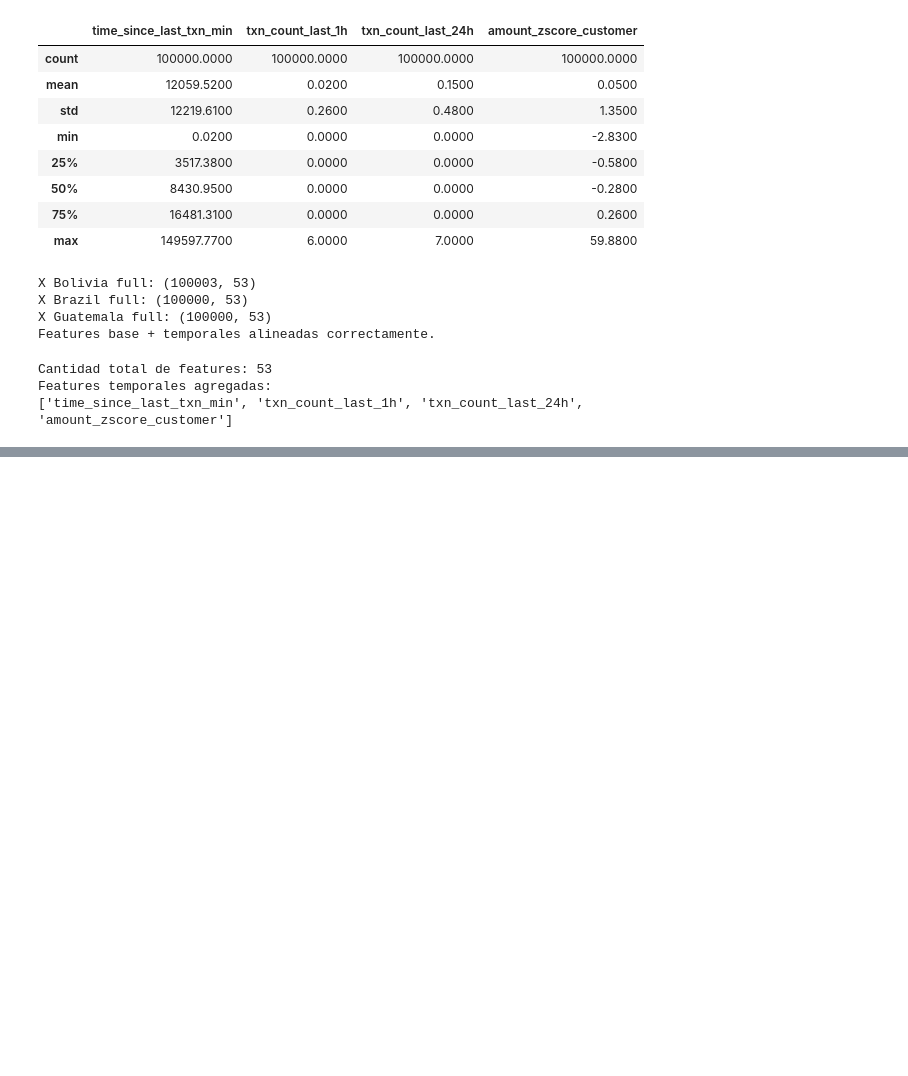
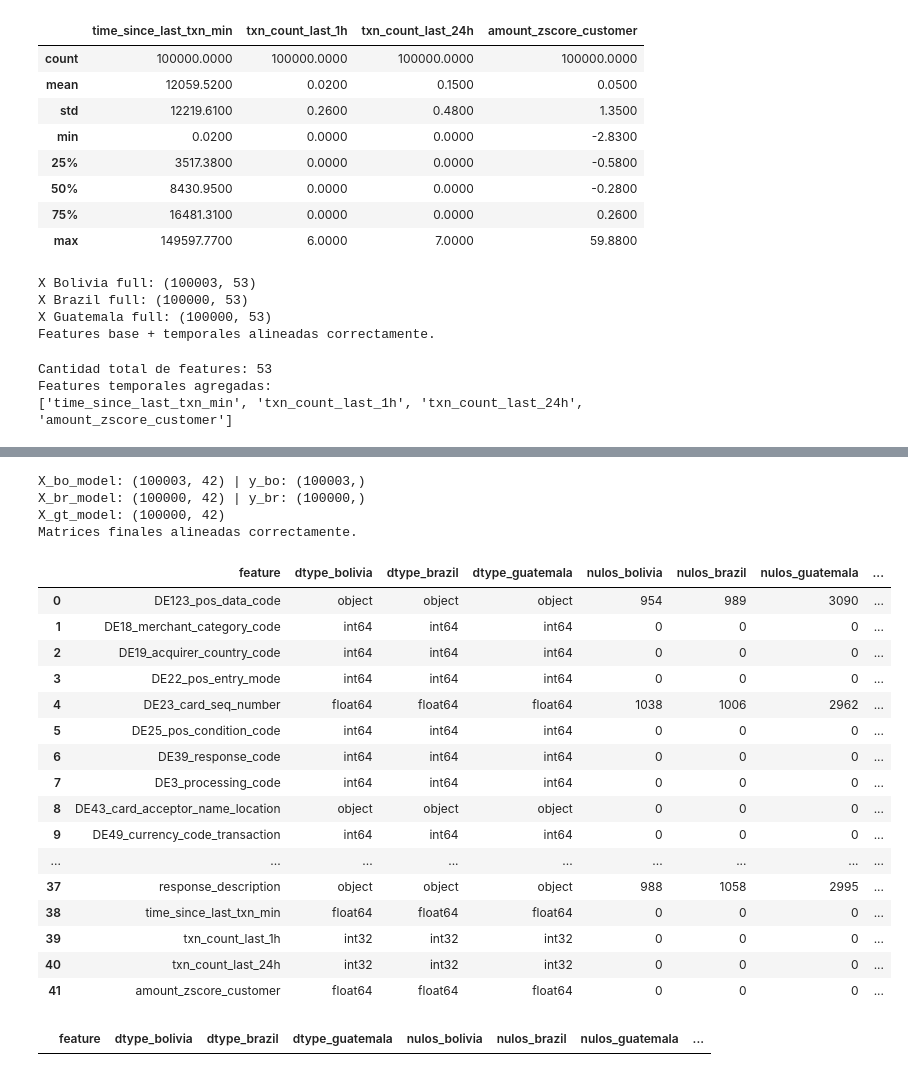
Before and after one commit to JPS4321/AnalisisFraude_plusTI, a Jupyter notebook: Modelado_Federado_Guatemala.ipynb, the cells around one changed output, grey strips where cells are left out. Saved outputs shown, nothing was run; the diff lists cells and outputs as text; code cells hidden in the pictures; blank space fills up the shorter version.

```diff
--- a/Modelado_Federado_Guatemala.ipynb
+++ b/Modelado_Federado_Guatemala.ipynb
@@ -530,0 +592,65 @@ Features temporales agregadas:
+# %%
+X_bo_model = X_bo_full[feature_cols_model].copy()
+X_br_model = X_br_full[feature_cols_model].copy()
+X_gt_model = X_gt_full[feature_cols_model].copy()
+
+y_bo = bolivia_model["is_fraud_binary"].copy()
+y_br = brazil_model["is_fraud_binary"].copy()
+
+print("X_bo_model:", X_bo_model.shape, "| y_bo:", y_bo.shape)
+print("X_br_model:", X_br_model.shape, "| y_br:", y_br.shape)
+print("X_gt_model:", X_gt_model.shape)
+
+assert list(X_bo_model.columns) == list(X_br_model.columns) == list(X_gt_model.columns)
+assert len(X_bo_model) == len(y_bo)
+assert len(X_br_model) == len(y_br)
+
+print("Matrices finales alineadas correctamente.")
+# %% [output]
+X_bo_model: (100003, 42) | y_bo: (100003,)
+X_br_model: (100000, 42) | y_br: (100000,)
+X_gt_model: (100000, 42)
+Matrices finales alineadas correctamente.
+# %%
+resumen_model_features = pd.DataFrame({
+    "feature": feature_cols_model,
+    "dtype_bolivia": [str(X_bo_model[c].dtype) for c in feature_cols_model],
+    "dtype_brazil": [str(X_br_model[c].dtype) for c in feature_cols_model],
+    "dtype_guatemala": [str(X_gt_model[c].dtype) for c in feature_cols_model],
+    "nulos_bolivia": [X_bo_model[c].isna().sum() for c in feature_cols_model],
+    "nulos_brazil": [X_br_model[c].isna().sum() for c in feature_cols_model],
+    "nulos_guatemala": [X_gt_model[c].isna().sum() for c in feature_cols_model],
+    "unicos_bolivia": [X_bo_model[c].nunique(dropna=True) for c in feature_cols_model],
+    "unicos_brazil": [X_br_model[c].nunique(dropna=True) for c in feature_cols_model],
+    "unicos_guatemala": [X_gt_model[c].nunique(dropna=True) for c in feature_cols_model],
+})
+
+resumen_model_features
+# %% [output]
+|  | feature | dtype_bolivia | dtype_brazil | dtype_guatemala | nulos_bolivia | nulos_brazil | nulos_guatemala | ... |
+| 0 | DE123_pos_data_code | object | object | object | 954 | 989 | 3090 | ... |
+| 1 | DE18_merchant_category_code | int64 | int64 | int64 | 0 | 0 | 0 | ... |
+| 2 | DE19_acquirer_country_code | int64 | int64 | int64 | 0 | 0 | 0 | ... |
+| 3 | DE22_pos_entry_mode | int64 | int64 | int64 | 0 | 0 | 0 | ... |
+| 4 | DE23_card_seq_number | float64 | float64 | float64 | 1038 | 1006 | 2962 | ... |
+| 5 | DE25_pos_condition_code | int64 | int64 | int64 | 0 | 0 | 0 | ... |
+| 6 | DE39_response_code | int64 | int64 | int64 | 0 | 0 | 0 | ... |
+| 7 | DE3_processing_code | int64 | int64 | int64 | 0 | 0 | 0 | ... |
+| 8 | DE43_card_acceptor_name_location | object | object | object | 0 | 0 | 0 | ... |
+| 9 | DE49_currency_code_transaction | int64 | int64 | int64 | 0 | 0 | 0 | ... |
+| ... | ... | ... | ... | ... | ... | ... | ... | ... |
+| 37 | response_description | object | object | object | 988 | 1058 | 2995 | ... |
+| 38 | time_since_last_txn_min | float64 | float64 | float64 | 0 | 0 | 0 | ... |
+| 39 | txn_count_last_1h | int32 | int32 | int32 | 0 | 0 | 0 | ... |
+| 40 | txn_count_last_24h | int32 | int32 | int32 | 0 | 0 | 0 | ... |
+| 41 | amount_zscore_customer | float64 | float64 | float64 | 0 | 0 | 0 | ... |
+# %%
+constantes_model = resumen_model_features[
+    (resumen_model_features["unicos_bolivia"] <= 1) |
+    (resumen_model_features["unicos_brazil"] <= 1) |
+    (resumen_model_features["unicos_guatemala"] <= 1)
+]
+
+constantes_model
+# %% [output]
+|  | feature | dtype_bolivia | dtype_brazil | dtype_guatemala | nulos_bolivia | nulos_brazil | nulos_guatemala | ... |
```
Also changed, not shown: parts of 27 cells of this notebook.
